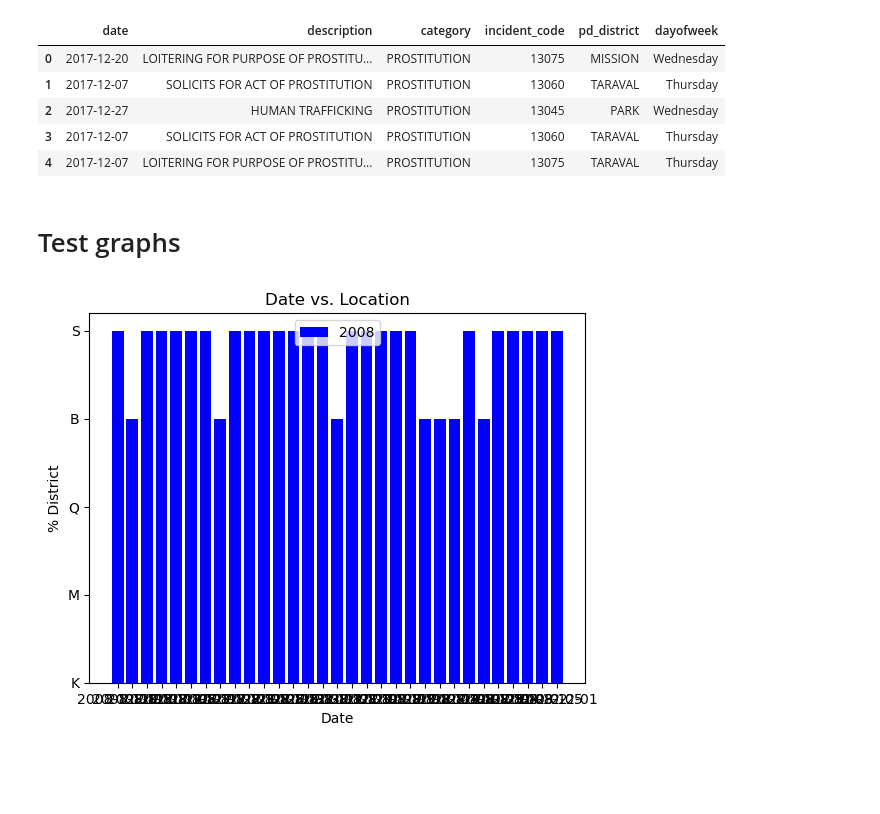
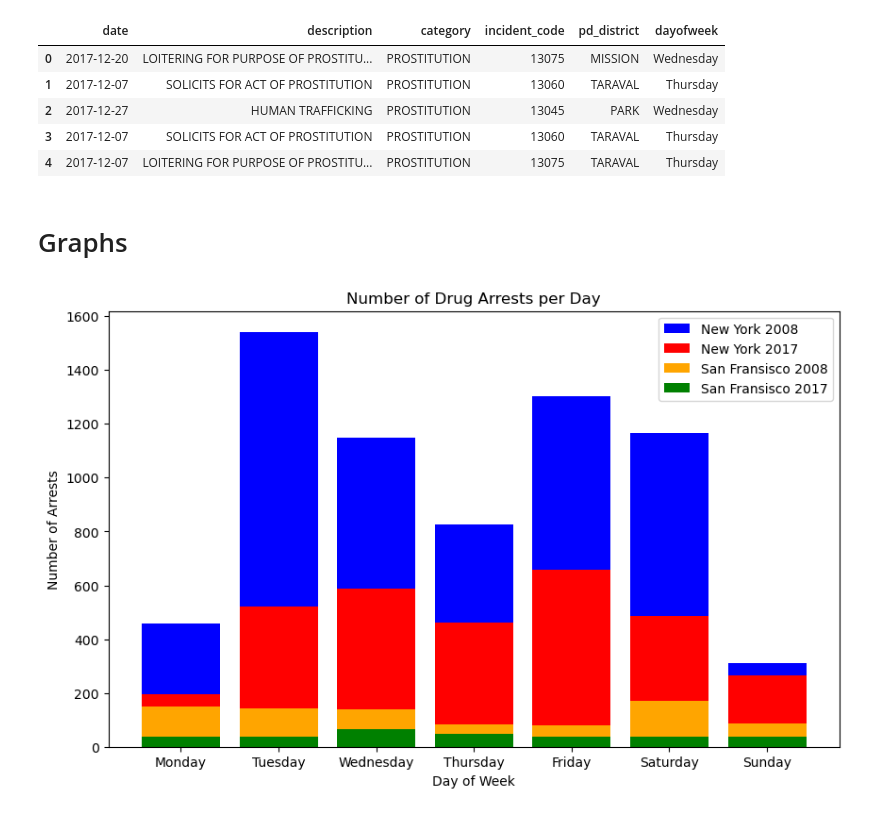
Before and after one commit to McPhersonTrk/Hookers-and-Blow-A-Case-Study-of-Holiday-Cheer, a Jupyter notebook: CG_data_visualization.ipynb, the cells around one changed output. Saved outputs shown, nothing was run; the diff lists cells and outputs as text; code cells hidden in the pictures; blank space fills up the shorter version.

Commit message:
Added another normalized graph

```diff
--- a/CG_data_visualization.ipynb
+++ b/CG_data_visualization.ipynb
@@ -84,5 +84,3 @@ display(sf_prostitution_dec_2017.head())
 | 2 | 2017-12-27 | HUMAN TRAFFICKING | PROSTITUTION | 13045 | PARK | Wednesday |
 | 3 | 2017-12-07 | SOLICITS FOR ACT OF PROSTITUTION | PROSTITUTION | 13060 | TARAVAL | Thursday |
 | 4 | 2017-12-07 | LOITERING FOR PURPOSE OF PROSTITU... | PROSTITUTION | 13075 | TARAVAL | Thursday |
-# %% [markdown]
-# Test graphs
@@ -96,20 +87,32 @@ display(sf_prostitution_dec_2017.head())
-# %%
-# Plot our line that will be used to track the second country's traveling companion percentage over the years
-plt.bar(ny_drugs_dec_2008['date'], ny_drugs_dec_2008['pd_district'], color="blue", label="2008")
-
-# Plot our line that will be used to track the third country's traveling companion percentage over the years
-# plt.bar(ny_drugs_dec_2017['date'], ny_drugs_dec_2017['pd_district'], color="orange", label="2017")
-
-# Place a legend on the chart in what matplotlib believes to be the "best" location
-plt.legend(loc="best")
-
-plt.title("Date vs. Location")
-plt.xlabel("Date")
-# plt.xticks()
-plt.ylabel("% District")
-
-# Print our chart to the screen
-plt.show()
-# %% [output]
-[figure, removed]
+# %% [markdown]
+# Graphs
+# %%
+# Define the order of days
+day_order = ['Monday', 'Tuesday', 'Wednesday', 'Thursday', 'Friday', 'Saturday', 'Sunday']
+
+# Count occurrences for each day in both years
+sortedbyday_ny_2008 = ny_drugs_dec_2008['dayofweek'].value_counts().reindex(day_order, fill_value=0)
+sortedbyday_ny_2017 = ny_drugs_dec_2017['dayofweek'].value_counts().reindex(day_order, fill_value=0)
+sortedbyday_sf_2008 = sf_drugs_dec_2008['dayofweek'].value_counts().reindex(day_order, fill_value=0)
+sortedbyday_sf_2017 = sf_drugs_dec_2017['dayofweek'].value_counts().reindex(day_order, fill_value=0)
+
+# Plotting
+plt.figure(figsize=(10,6))
+
+plt.bar(day_order, sortedbyday_ny_2008, color="blue", label="New York 2008")
+plt.bar(day_order, sortedbyday_ny_2017, color="red", label="New York 2017")
+plt.bar(day_order, sortedbyday_sf_2008, color="orange", label="San Fransisco 2008")
+plt.bar(day_order, sortedbyday_sf_2017, color="green", label="San Fransisco 2017")
+
+
+plt.legend(loc="best")
+
+plt.title("Number of Drug Arrests per Day")
+plt.xlabel("Day of Week")
+plt.ylabel("Number of Arrests")
+
+# Print the chart to the screen
+plt.show()
+# %% [output]
+[figure, added]
 # %%
```
Also changed, not shown: parts of 2 cells of this notebook.
